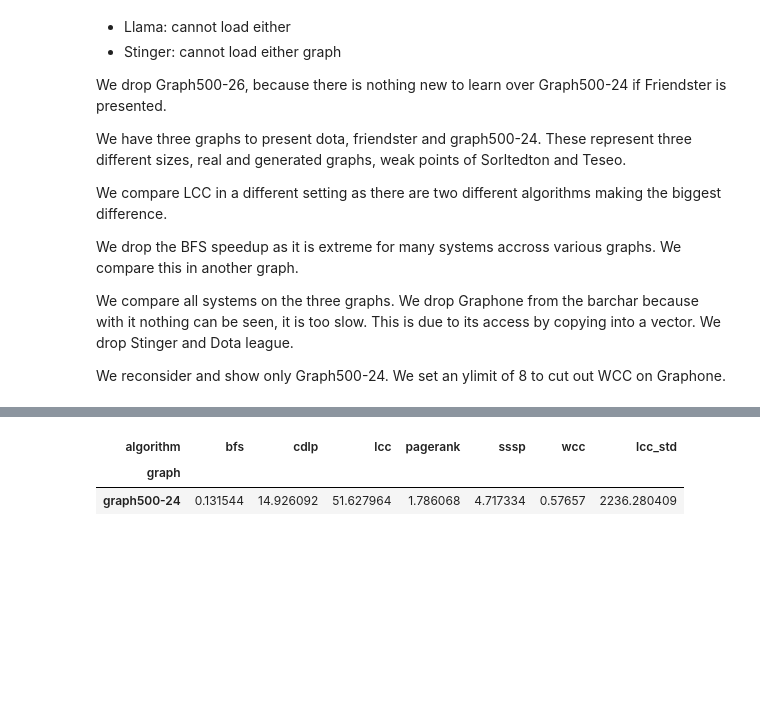
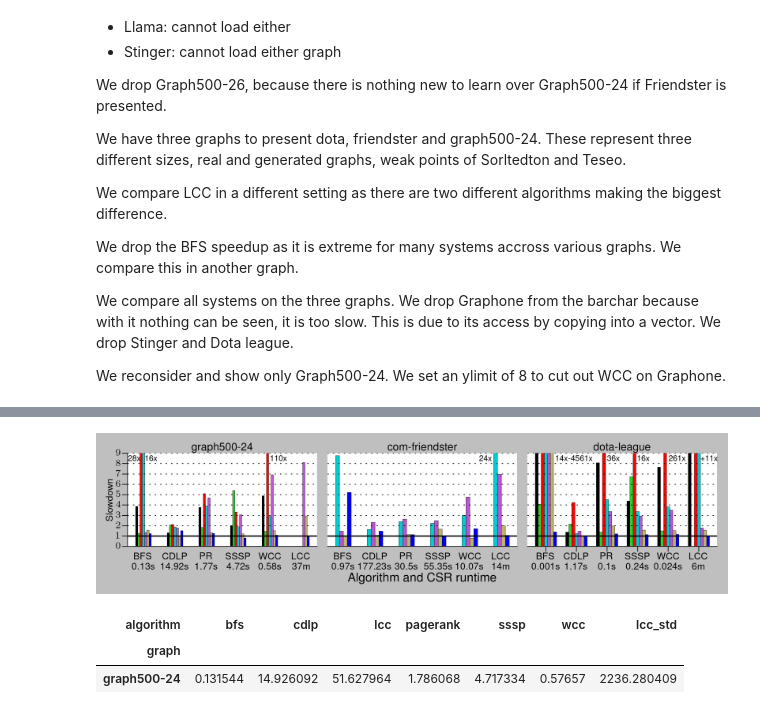
Before and after one commit to PerFuchs/gfe_notebooks, a Jupyter notebook: graphalytics_gen_table.ipynb, the cells around one changed output, grey strips where cells are left out. Drawn from its saved outputs; the diff is of its cells as text; code cells hidden in the pictures; blank space fills up the shorter version.

Commit message:
Use subplots for graphalytics algorithms.

```diff
--- a/graphalytics_gen_table.ipynb
+++ b/graphalytics_gen_table.ipynb
@@ -426,3 +450,82 @@ plt.savefig(plotting.base_path + "graphalytics-general-new-graph500.png", dpi=40
+# %%
+OVERFLOW_HEIGHT = 0.825
+## Graph500-24
+plotting.latexify(columns=1, fig_height=plotting.cm2inch(4.2), font_size=7)
+fig, ax = plt.subplots(1, 3, sharey=True)
+
+v = speedups.copy()
+v = v.query("graph in 'graph500-24'")
+v = v.query("library in ['graphone','sortledton', 'llama', 'teseo_logical', 'teseo_real', 'stinger', 'livegraph']")
+v = v.transpose()
+
+colormap=common.set_library_colormap('graph500-24')
+sp = ax[0]
+p = v.plot.bar(color=colormap, linewidth=0.2, ax=sp, sharey=True, rot=0)
+
+labels = ("BFS \n0.13s", "CDLP \n14.92s", "PR \n1.77s", "SSSP \n4.72s", "WCC \n0.58s", "LCC \n37m")
+format_p(p, labels)
+plotting.format_axes(p, categorical_x=True)
+sp.set_title("graph500-24", fontsize=8)
+sp.tick_params(
+            axis='x',          # changes apply to the x-axis
+            which='both',      # both major and minor ticks are affected
+            bottom=False,      # ticks along the bottom edge are off
+            top=False)
+
+
+sp.text(0.281, OVERFLOW_HEIGHT, "110x", fontsize=OVERFLOW_FONT_SIZE, transform=plt.gcf().transFigure)
+sp.text(0.096, OVERFLOW_HEIGHT, "16x", fontsize=OVERFLOW_FONT_SIZE, transform=plt.gcf().transFigure)
+sp.text(0.0705, OVERFLOW_HEIGHT, "28x", fontsize=OVERFLOW_FONT_SIZE, transform=plt.gcf().transFigure)
+
+## Friendster
+v = speedups.copy()
+v = v.query("graph in 'com-friendster'")
+v = v.query("library in ['graphone','sortledton', 'llama', 'teseo_logical', 'teseo_real', 'stinger', 'livegraph']")
+v = v.transpose()
+
+colormap=common.set_library_colormap('com-friendster')
+sp = ax[1]
+p = v.plot.bar(color=colormap, legend=None, linewidth=0.2, ax=sp, sharey=True, rot=0)
+
+labels = ("BFS \n0.97s", "CDLP \n177.23s", "PR \n30.5s", "SSSP \n55.35s", "WCC \n10.07s", "LCC \n14m")
+format_p(p, labels)
+format_axes_nospine_left(p)
+sp.set_title("com-friendster", fontsize=8)
+sp.tick_params(
+            axis='x',          # changes apply to the x-axis
+            which='both',      # both major and minor ticks are affected
+            bottom=False,      # ticks along the bottom edge are off
+            top=False)
+p.set_xlabel("Algorithm and CSR runtime", fontsize=9)
+
+sp.text(0.59, OVERFLOW_HEIGHT, "24x", fontsize=OVERFLOW_FONT_SIZE, transform=plt.gcf().transFigure)
+
+## Dota-League
+v = speedups.copy()
+v = v.query("graph in ['dota-league']")
+v = v.query("library in ['graphone','sortledton', 'llama', 'teseo_logical', 'teseo_real', 'stinger', 'livegraph']")
+v = v.transpose()
+
+colormap=common.set_library_colormap('dota-league')
+sp = ax[2]
+p = v.plot.bar(width=0.7, color=colormap, legend=None, linewidth=0.2, ax=sp, rot=0)
+
+labels = ("BFS \n 0.001s", "CDLP \n 1.17s", "PR \n0.1s", "SSSP \n0.24s", "WCC \n0.024s", "LCC \n6m")
+format_p(p, labels)
+format_axes_nospine_left(p)
+
+sp.text(0.917, OVERFLOW_HEIGHT, "+11x", fontsize=OVERFLOW_FONT_SIZE, transform=plt.gcf().transFigure)
+sp.text(0.87, OVERFLOW_HEIGHT, "261x", fontsize=OVERFLOW_FONT_SIZE, transform=plt.gcf().transFigure)
+sp.text(0.824, OVERFLOW_HEIGHT, "16x", fontsize=OVERFLOW_FONT_SIZE, transform=plt.gcf().transFigure)
+sp.text(0.779, OVERFLOW_HEIGHT, "36x", fontsize=OVERFLOW_FONT_SIZE, transform=plt.gcf().transFigure)
+sp.text(0.703, OVERFLOW_HEIGHT, "14x-4561x", fontsize=OVERFLOW_FONT_SIZE, transform=plt.gcf().transFigure)
+sp.set_title("dota-league", fontsize=8)
+
+#fig.text(0.4, 0.015, "Algorithm and CSR runtime", fontsize=9)
+plt.tight_layout()
+plt.savefig(plotting.base_path + "graphalytics-all.png", dpi=400)
+# %% [output]
+[figure, added]
 # %%
 min_csr.query("graph in 'graph500-24'")
 # %% [output]
```
Also changed, not shown: parts of 9 cells of this notebook, 1 other file.
